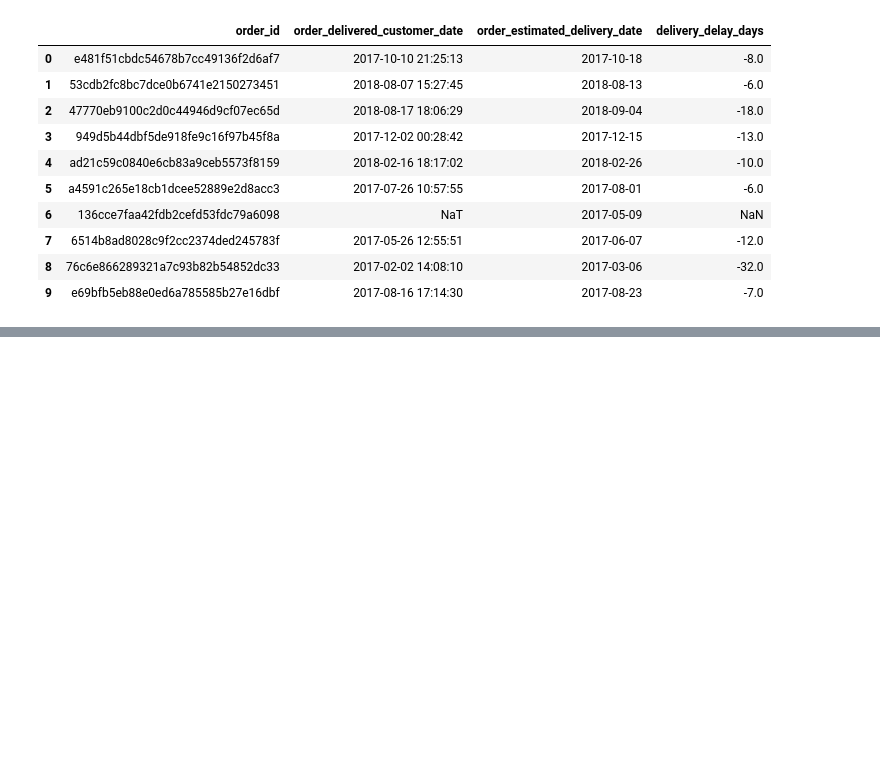
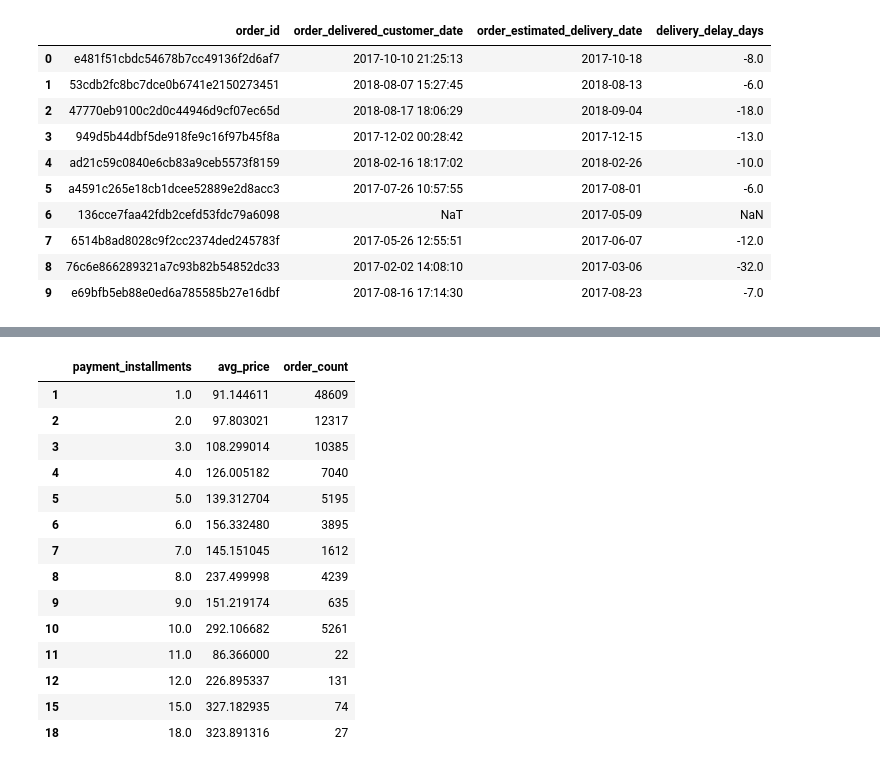
Before and after one commit to dikshasehrawat/Marketplace-Seller-Performance-Analysis, a Jupyter notebook: Python/eda.ipynb, the cells around one changed output, grey strips where cells are left out. Cells and saved outputs as stored; diff of their text form; code cells hidden in the pictures; blank space fills up the shorter version.

```diff
--- a/Python/eda.ipynb
+++ b/Python/eda.ipynb
@@ -311,0 +514,24 @@ Updated order_master with delivery_delay_days
+# %%
+payment_dist_clean = payment_dist[payment_dist['payment_installments'].notna()]
+installment_analysis = payment_dist_clean.groupby('payment_installments').agg(
+    avg_price=('price', 'mean'),
+    order_count=('order_id', 'nunique')
+).reset_index()
+
+installment_analysis[installment_analysis['order_count'] >= 20].sort_values('payment_installments')
+# %% [output]
+|  | payment_installments | avg_price | order_count |
+| 1 | 1.0 | 91.144611 | 48609 |
+| 2 | 2.0 | 97.803021 | 12317 |
+| 3 | 3.0 | 108.299014 | 10385 |
+| 4 | 4.0 | 126.005182 | 7040 |
+| 5 | 5.0 | 139.312704 | 5195 |
+| 6 | 6.0 | 156.332480 | 3895 |
+| 7 | 7.0 | 145.151045 | 1612 |
+| 8 | 8.0 | 237.499998 | 4239 |
+| 9 | 9.0 | 151.219174 | 635 |
+| 10 | 10.0 | 292.106682 | 5261 |
+| 11 | 11.0 | 86.366000 | 22 |
+| 12 | 12.0 | 226.895337 | 131 |
+| 15 | 15.0 | 327.182935 | 74 |
+| 18 | 18.0 | 323.891316 | 27 |
```
Also changed, not shown: parts of 16 cells of this notebook.
